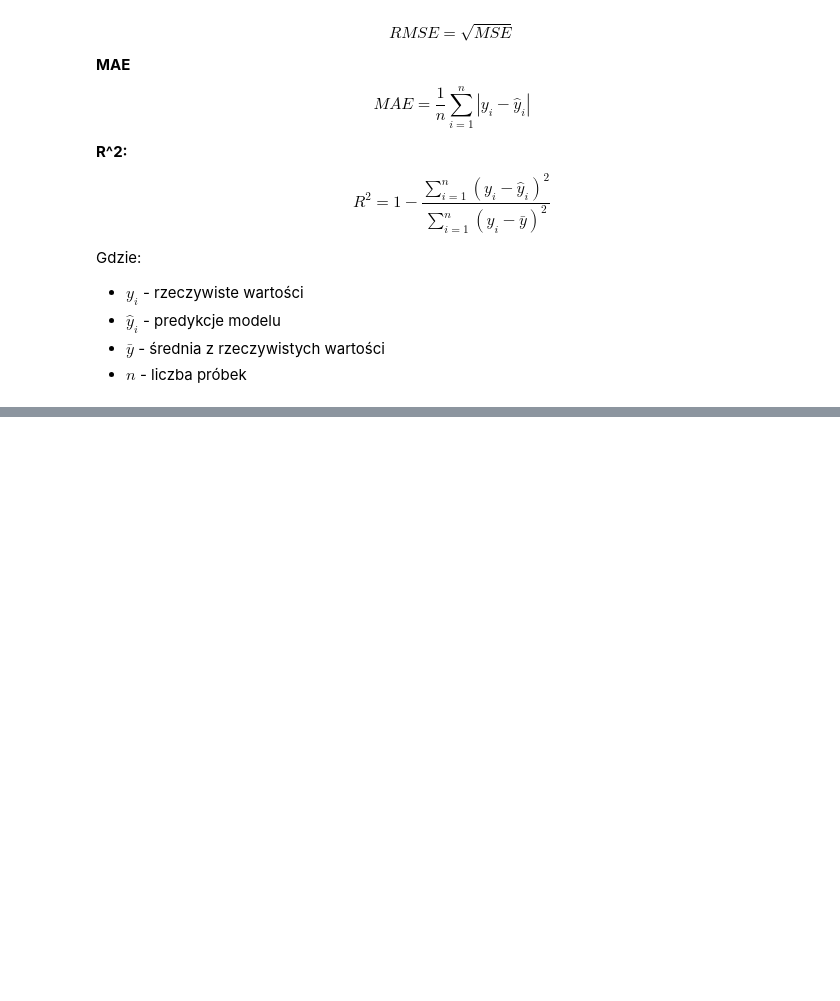
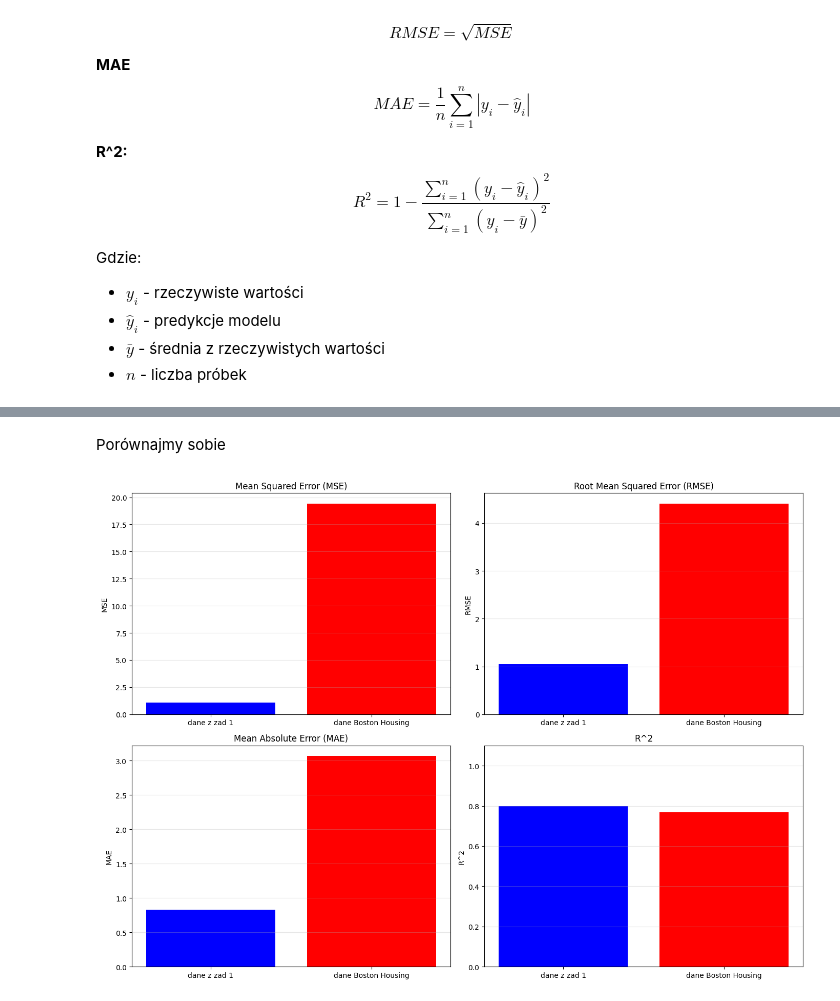
Before and after one commit to piotrczech/PWr-Introduction-to-machine-learning, a Jupyter notebook: lista3.ipynb, the cells around one changed output, grey strips where cells are left out. Drawn from its saved outputs; the diff is of its cells as text; code cells hidden in the pictures; blank space fills up the shorter version.

```diff
--- a/lista3.ipynb
+++ b/lista3.ipynb
@@ -225,0 +314,4 @@ Gdzie:
+# %%
+y_pred_simple = beta_hat[1] * X + beta_hat[0]
+metrics_simple_df, metrics_simple = calculate_metrics(y, y_pred_simple)
+metrics_simple_df
@@ -225,0 +326,4 @@ Gdzie:
+# %%
+y_pred_boston = boston_model.predict(X_boston)
+metrics_boston_df, metrics_boston = calculate_metrics(y_boston, y_pred_boston)
+metrics_boston_df
@@ -225,0 +336,34 @@ Gdzie:
+# %% [markdown]
+Porównajmy sobie
+# %%
+fig, axes = plt.subplots(2, 2, figsize=(14, 10))
+
+# MSE
+axes[0, 0].bar(['dane z zad 1', 'dane Boston Housing'], [metrics_simple['MSE'], metrics_boston['MSE']], color=['blue', 'red'])
+axes[0, 0].set_ylabel('MSE')
+axes[0, 0].set_title('Mean Squared Error (MSE)')
+axes[0, 0].grid(True, alpha=0.3, axis='y')
+
+# RMSE
+axes[0, 1].bar(['dane z zad 1', 'dane Boston Housing'], [metrics_simple['RMSE'], metrics_boston['RMSE']], color=['blue', 'red'])
+axes[0, 1].set_ylabel('RMSE')
+axes[0, 1].set_title('Root Mean Squared Error (RMSE)')
+axes[0, 1].grid(True, alpha=0.3, axis='y')
+
+# MAE
+axes[1, 0].bar(['dane z zad 1', 'dane Boston Housing'], [metrics_simple['MAE'], metrics_boston['MAE']], color=['blue', 'red'])
+axes[1, 0].set_ylabel('MAE')
+axes[1, 0].set_title('Mean Absolute Error (MAE)')
+axes[1, 0].grid(True, alpha=0.3, axis='y')
+
+# R^2
+axes[1, 1].bar(['dane z zad 1', 'dane Boston Housing'], [metrics_simple['R²'], metrics_boston['R²']], color=['blue', 'red'])
+axes[1, 1].set_ylabel('R^2')
+axes[1, 1].set_title('R^2')
+axes[1, 1].set_ylim([0, 1.1])
+axes[1, 1].grid(True, alpha=0.3, axis='y')
+
+plt.tight_layout()
+plt.show()
+# %% [output]
+[figure, added]
```
Also changed, not shown: parts of 43 cells of this notebook, 6 other files.
